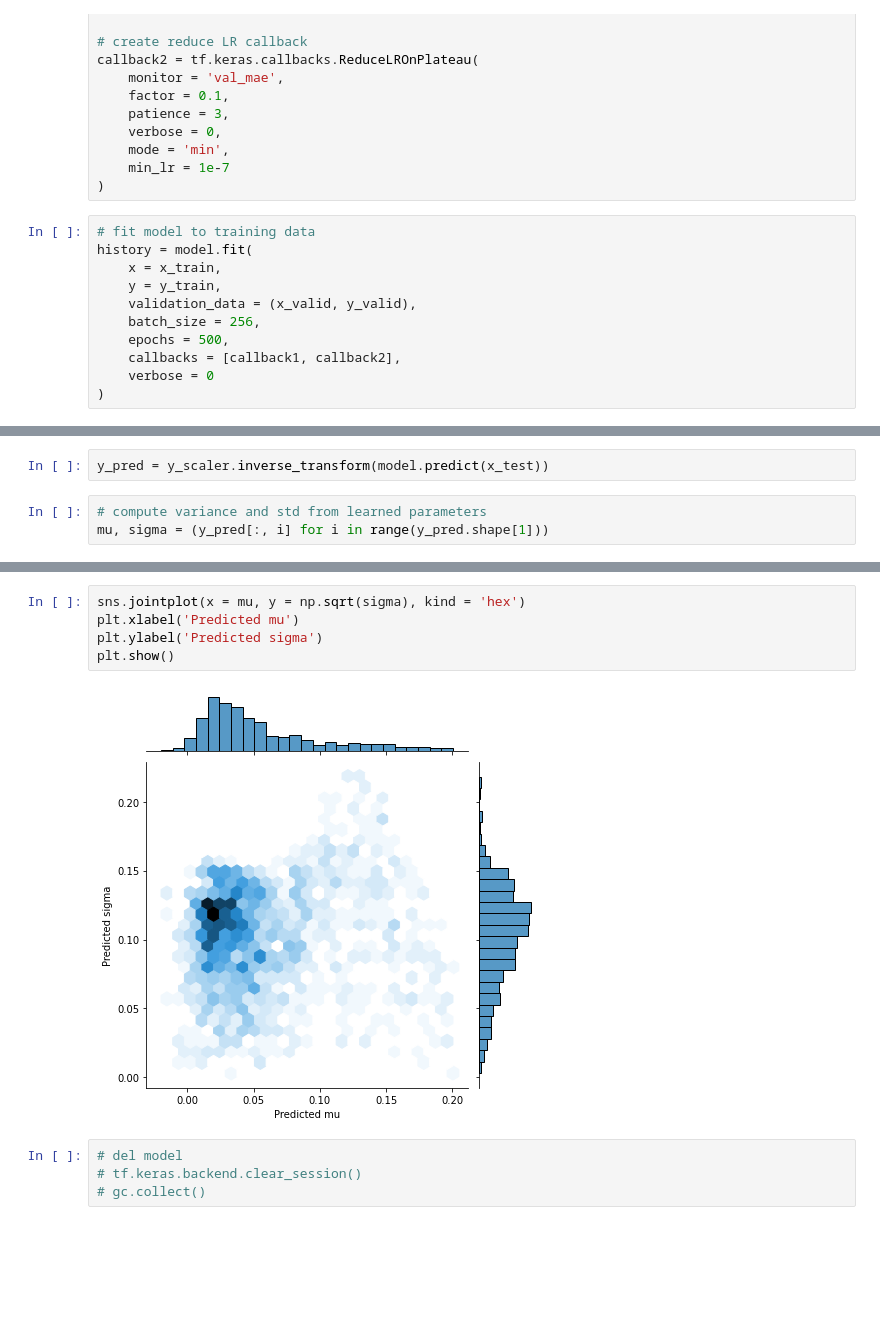
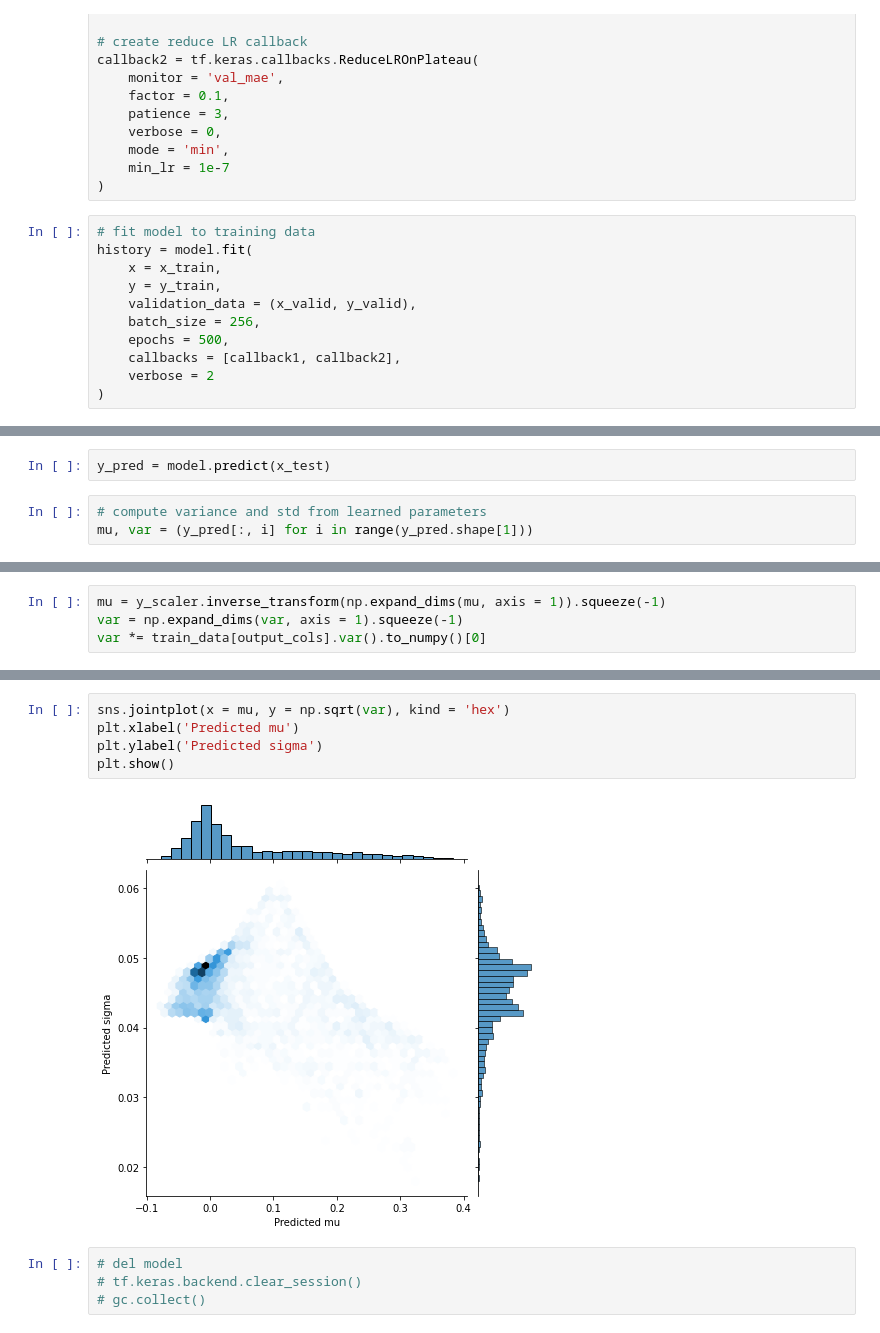
Before and after one commit to ai2es/evidential, a Jupyter notebook: notebooks/keras_regression_examples.ipynb, the cells around one changed output, grey strips where cells are left out. Cells and saved outputs as stored; diff of their text form; blank space fills up the shorter version.

```diff
--- a/notebooks/keras_regression_examples.ipynb
+++ b/notebooks/keras_regression_examples.ipynb
@@ -216,7 +213,7 @@ history = model.fit(
     batch_size = 256,
     epochs = 500,
     callbacks = [callback1, callback2],
-    verbose = 0
+    verbose = 2
 )
 # %% [output]
 Epoch 1/500
@@ -239,5 +236,5 @@ Epoch 57/500
 # %%
-y_pred = y_scaler.inverse_transform(model.predict(x_test))
+y_pred = model.predict(x_test)
 # %%
 # compute variance and std from learned parameters
-mu, sigma = (y_pred[:, i] for i in range(y_pred.shape[1]))
+mu, var = (y_pred[:, i] for i in range(y_pred.shape[1]))
@@ -244,2 +245,6 @@ mu, sigma = (y_pred[:, i] for i in range(y_pred.shape[1]))
+# %%
+mu = y_scaler.inverse_transform(np.expand_dims(mu, axis = 1)).squeeze(-1)
+var = np.expand_dims(var, axis = 1).squeeze(-1)
+var *= train_data[output_cols].var().to_numpy()[0]
 # %%
 mae = np.mean(np.abs(mu-test_data[output_cols[0]]))
@@ -256,10 +261,10 @@ plt.show()
 # %%
-sns.jointplot(x = mu, y = np.sqrt(sigma), kind = 'hex')
+sns.jointplot(x = mu, y = np.sqrt(var), kind = 'hex')
 plt.xlabel('Predicted mu')
 plt.ylabel('Predicted sigma')
 plt.show()
 # %% [output]
-[figure, old version]
+[figure, new version]
 # %%
 # del model
 # tf.keras.backend.clear_session()
```
Also changed, not shown: parts of 17 cells of this notebook.
